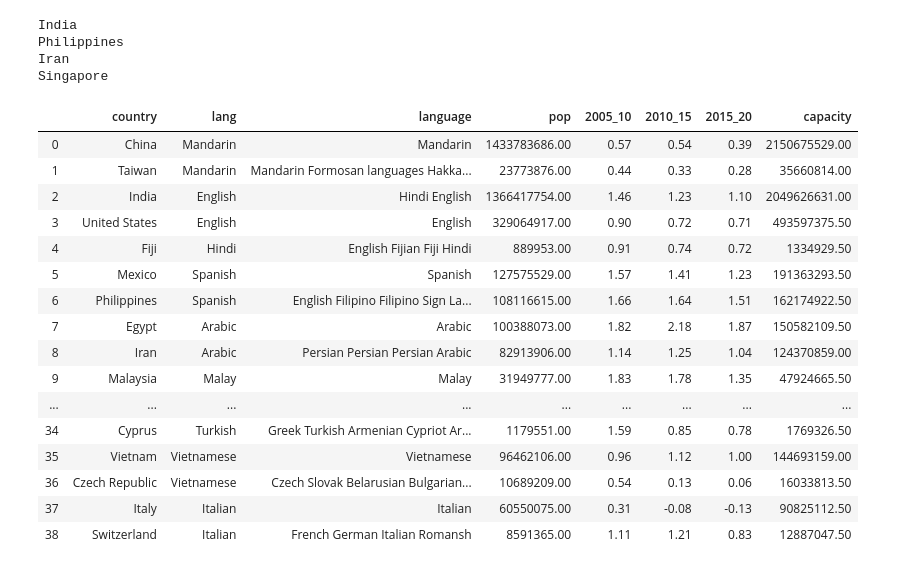
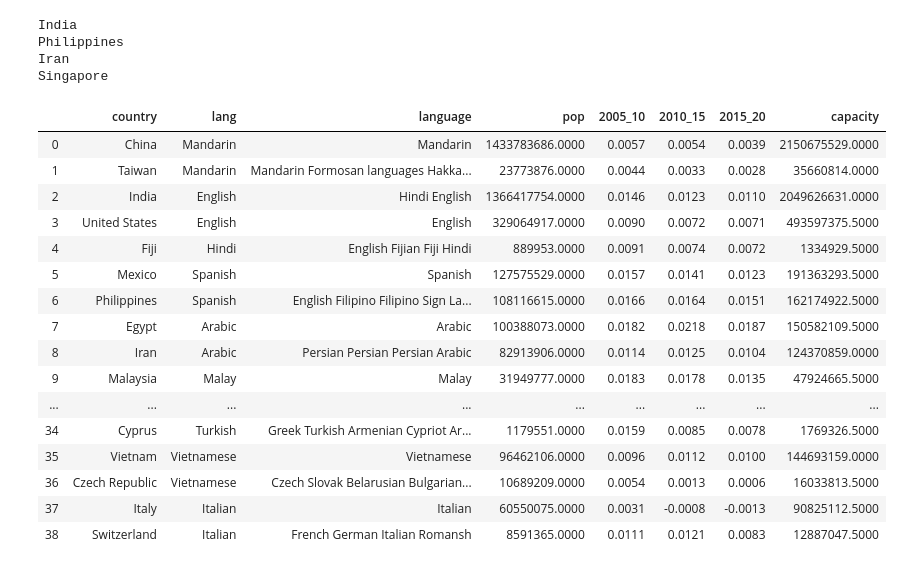
Before and after one commit to unchitta/language-modeling-mcm, a Jupyter notebook: modeling-language.ipynb, the cells around one changed output. Drawn from its saved outputs; the diff is of its cells as text; code cells hidden in the pictures.

```diff
--- a/modeling-language.ipynb
+++ b/modeling-language.ipynb
@@ -4,7 +4,7 @@ import numpy as np
 import matplotlib.pyplot as plt
 import seaborn as sns
 import sklearn
-pd.set_option('display.float_format', lambda x: '%.2f' % x)
+pd.set_option('display.float_format', lambda x: '%.4f' % x)
 # %%
 import requests
 from bs4 import BeautifulSoup
@@ -226,29 +226,30 @@ Singapore
 # %%
 data = data.reset_index()
 data = data[['country','lang','language','pop','2005_10','2010_15','2015_20']]
+data[['2005_10','2010_15','2015_20']] = data[['2005_10','2010_15','2015_20']] / 100
 data['capacity'] = data['pop']*1.5
-data.loc[data['country'] == 'Hong Kong','2015_20'] = 0.83
-data.loc[data['country'] == 'Macau','2015_20'] = 1.69
+data.loc[data['country'] == 'Hong Kong','2015_20'] = (0.83 / 100)
+data.loc[data['country'] == 'Macau','2015_20'] = (1.69 / 100)
 
 data
 # %% [output]
 |  | country | lang | language | pop | 2005_10 | 2010_15 | 2015_20 | capacity |
-| 0 | China | Mandarin | Mandarin | 1433783686.00 | 0.57 | 0.54 | 0.39 | 2150675529.00 |
-| 1 | Taiwan | Mandarin | Mandarin Formosan languages Hakka... | 23773876.00 | 0.44 | 0.33 | 0.28 | 35660814.00 |
-| 2 | India | English | Hindi English | 1366417754.00 | 1.46 | 1.23 | 1.10 | 2049626631.00 |
-| 3 | United States | English | English | 329064917.00 | 0.90 | 0.72 | 0.71 | 493597375.50 |
-| 4 | Fiji | Hindi | English Fijian Fiji Hindi | 889953.00 | 0.91 | 0.74 | 0.72 | 1334929.50 |
-| 5 | Mexico | Spanish | Spanish | 127575529.00 | 1.57 | 1.41 | 1.23 | 191363293.50 |
-| 6 | Philippines | Spanish | English Filipino Filipino Sign La... | 108116615.00 | 1.66 | 1.64 | 1.51 | 162174922.50 |
-| 7 | Egypt | Arabic | Arabic | 100388073.00 | 1.82 | 2.18 | 1.87 | 150582109.50 |
-| 8 | Iran | Arabic | Persian Persian Persian Arabic | 82913906.00 | 1.14 | 1.25 | 1.04 | 124370859.00 |
-| 9 | Malaysia | Malay | Malay | 31949777.00 | 1.83 | 1.78 | 1.35 | 47924665.50 |
+| 0 | China | Mandarin | Mandarin | 1433783686.0000 | 0.0057 | 0.0054 | 0.0039 | 2150675529.0000 |
+| 1 | Taiwan | Mandarin | Mandarin Formosan languages Hakka... | 23773876.0000 | 0.0044 | 0.0033 | 0.0028 | 35660814.0000 |
+| 2 | India | English | Hindi English | 1366417754.0000 | 0.0146 | 0.0123 | 0.0110 | 2049626631.0000 |
+| 3 | United States | English | English | 329064917.0000 | 0.0090 | 0.0072 | 0.0071 | 493597375.5000 |
+| 4 | Fiji | Hindi | English Fijian Fiji Hindi | 889953.0000 | 0.0091 | 0.0074 | 0.0072 | 1334929.5000 |
+| 5 | Mexico | Spanish | Spanish | 127575529.0000 | 0.0157 | 0.0141 | 0.0123 | 191363293.5000 |
+| 6 | Philippines | Spanish | English Filipino Filipino Sign La... | 108116615.0000 | 0.0166 | 0.0164 | 0.0151 | 162174922.5000 |
+| 7 | Egypt | Arabic | Arabic | 100388073.0000 | 0.0182 | 0.0218 | 0.0187 | 150582109.5000 |
+| 8 | Iran | Arabic | Persian Persian Persian Arabic | 82913906.0000 | 0.0114 | 0.0125 | 0.0104 | 124370859.0000 |
+| 9 | Malaysia | Malay | Malay | 31949777.0000 | 0.0183 | 0.0178 | 0.0135 | 47924665.5000 |
 | ... | ... | ... | ... | ... | ... | ... | ... | ... |
-| 34 | Cyprus | Turkish | Greek Turkish Armenian Cypriot Ar... | 1179551.00 | 1.59 | 0.85 | 0.78 | 1769326.50 |
-| 35 | Vietnam | Vietnamese | Vietnamese | 96462106.00 | 0.96 | 1.12 | 1.00 | 144693159.00 |
-| 36 | Czech Republic | Vietnamese | Czech Slovak Belarusian Bulgarian... | 10689209.00 | 0.54 | 0.13 | 0.06 | 16033813.50 |
-| 37 | Italy | Italian | Italian | 60550075.00 | 0.31 | -0.08 | -0.13 | 90825112.50 |
-| 38 | Switzerland | Italian | French German Italian Romansh | 8591365.00 | 1.11 | 1.21 | 0.83 | 12887047.50 |
+| 34 | Cyprus | Turkish | Greek Turkish Armenian Cypriot Ar... | 1179551.0000 | 0.0159 | 0.0085 | 0.0078 | 1769326.5000 |
+| 35 | Vietnam | Vietnamese | Vietnamese | 96462106.0000 | 0.0096 | 0.0112 | 0.0100 | 144693159.0000 |
+| 36 | Czech Republic | Vietnamese | Czech Slovak Belarusian Bulgarian... | 10689209.0000 | 0.0054 | 0.0013 | 0.0006 | 16033813.5000 |
+| 37 | Italy | Italian | Italian | 60550075.0000 | 0.0031 | -0.0008 | -0.0013 | 90825112.5000 |
+| 38 | Switzerland | Italian | French German Italian Romansh | 8591365.0000 | 0.0111 | 0.0121 | 0.0083 | 12887047.5000 |
 # %%
 # For each of the unique country, need to:
 # run a regression model to get r(t),
```
Also changed, not shown: parts of 5 cells of this notebook.
